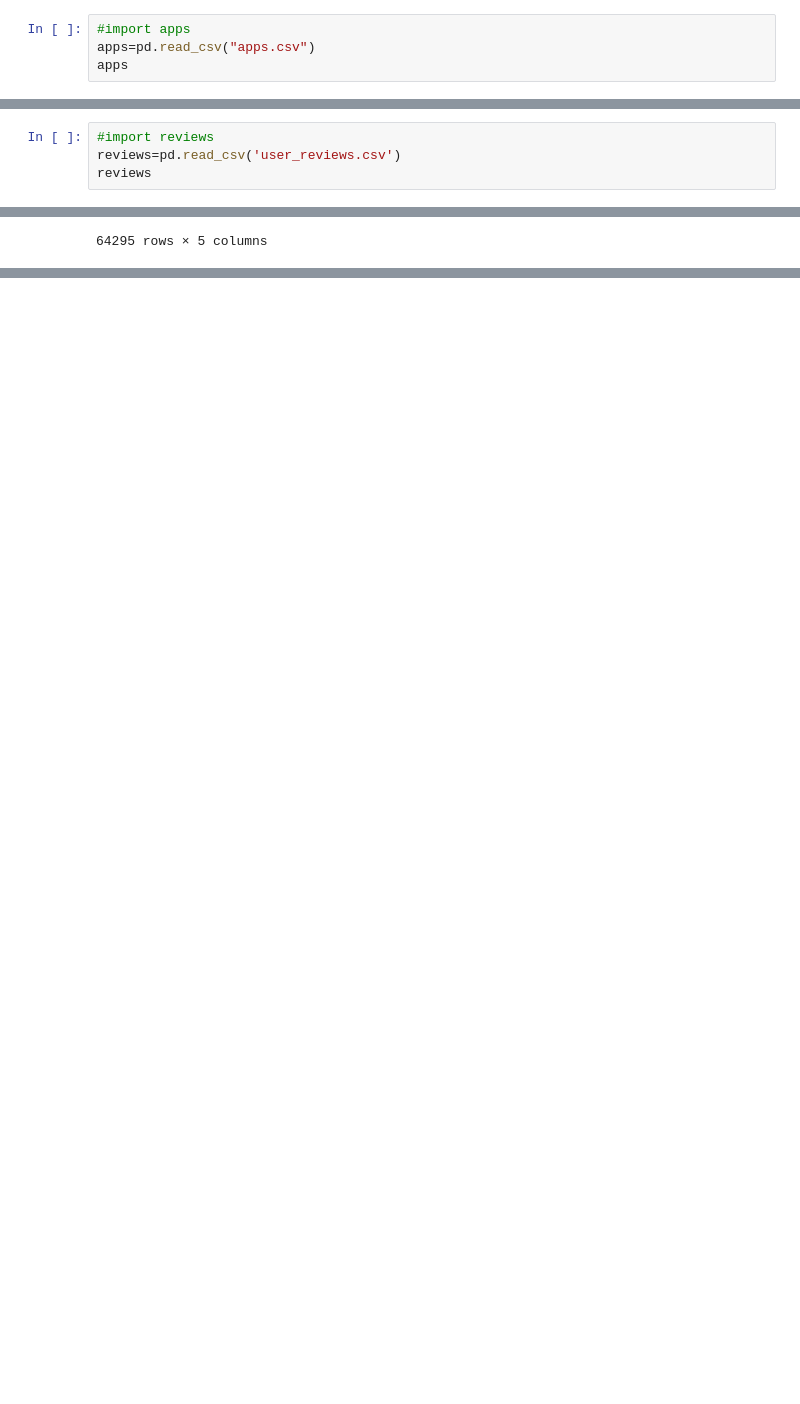
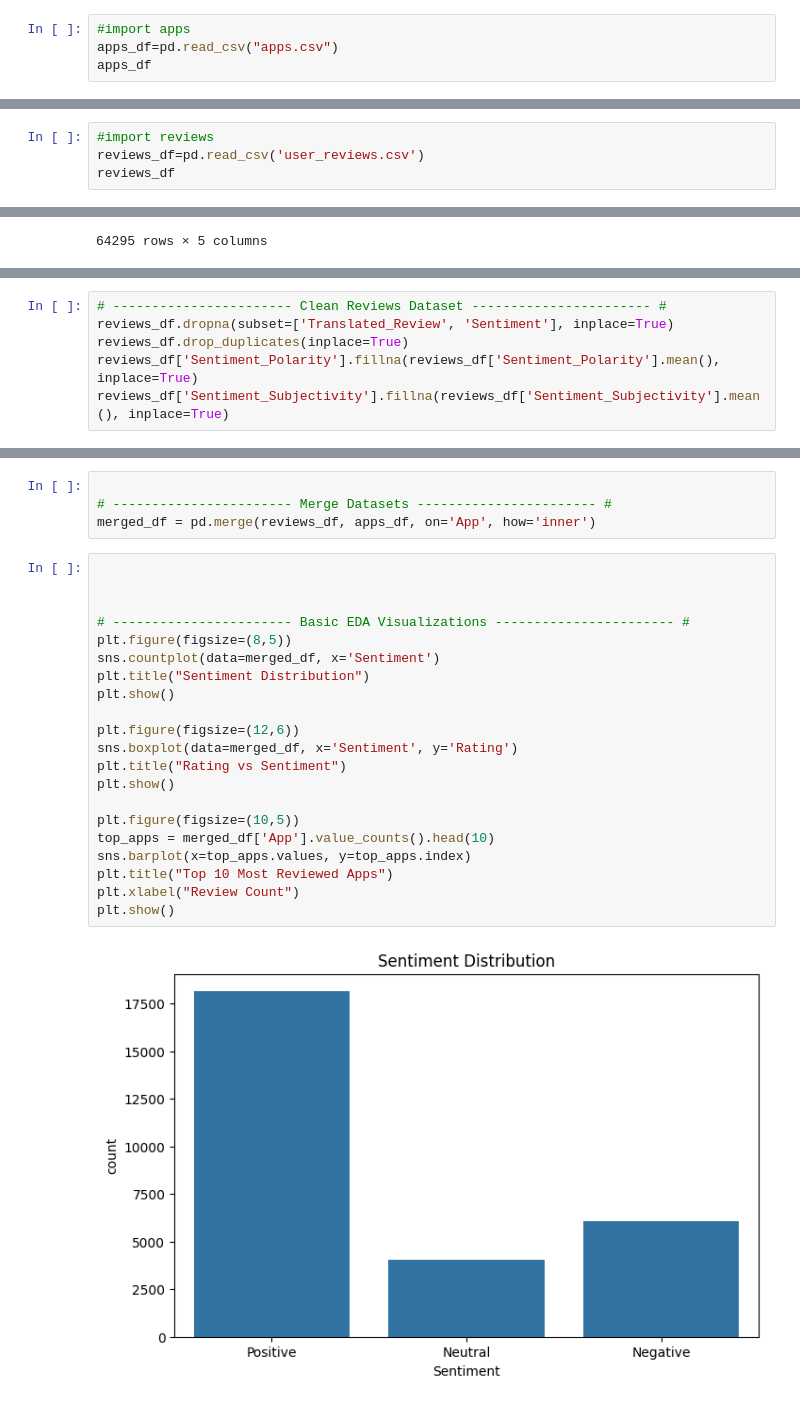
Before and after one commit to DEVang0876/Oasis, a Jupyter notebook: week2/Sentiment Analysis/PlayStore.ipynb, the cells around one changed output, grey strips where cells are left out. Saved outputs shown, nothing was run; the diff lists cells and outputs as text; blank space fills up the shorter version.

Commit message:
Implement feature X to enhance user experience and optimize performance

```diff
--- a/week2/Sentiment Analysis/PlayStore.ipynb
+++ b/week2/Sentiment Analysis/PlayStore.ipynb
@@ -15,8 +11,8 @@ from sklearn.svm import LinearSVC
 from sklearn.metrics import classification_report, confusion_matrix, accuracy_score
 # %%
 #import apps
-apps=pd.read_csv("apps.csv")
-apps
+apps_df=pd.read_csv("apps.csv")
+apps_df
 # %% [output]
 |  | Unnamed: 0 | App | Category | Rating | Reviews | Size | Installs | Type | Price | Content Rating | ... |
 | 0 | 0 | Photo Editor & Candy Camera & Gri... | ART_AND_DESIGN | 4.1 | 159 | 19M | 10,000+ | Free | 0 | Everyone | ... |
@@ -33,8 +29,8 @@ apps
 9659 rows × 14 columns
 # %%
 #import reviews
-reviews=pd.read_csv('user_reviews.csv')
-reviews
+reviews_df=pd.read_csv('user_reviews.csv')
+reviews_df
 # %% [output]
 |  | App | Translated_Review | Sentiment | Sentiment_Polarity | Sentiment_Subjectivity |
 | 0 | 10 Best Foods for You | I like eat delicious food. That's... | Positive | 1.00 | 0.533333 |
@@ -51,0 +75,6 @@ reviews
+# %%
+# ----------------------- Clean Reviews Dataset ----------------------- #
+reviews_df.dropna(subset=['Translated_Review', 'Sentiment'], inplace=True)
+reviews_df.drop_duplicates(inplace=True)
+reviews_df['Sentiment_Polarity'].fillna(reviews_df['Sentiment_Polarity'].mean(), inplace=True)
+reviews_df['Sentiment_Subjectivity'].fillna(reviews_df['Sentiment_Subjectivity'].mean(), inplace=True)
@@ -51,0 +94,27 @@ reviews
+# %%
+
+# ----------------------- Merge Datasets ----------------------- #
+merged_df = pd.merge(reviews_df, apps_df, on='App', how='inner')
+# %%
+
+
+
+# ----------------------- Basic EDA Visualizations ----------------------- #
+plt.figure(figsize=(8,5))
+sns.countplot(data=merged_df, x='Sentiment')
+plt.title("Sentiment Distribution")
+plt.show()
+
+plt.figure(figsize=(12,6))
+sns.boxplot(data=merged_df, x='Sentiment', y='Rating')
+plt.title("Rating vs Sentiment")
+plt.show()
+
+plt.figure(figsize=(10,5))
+top_apps = merged_df['App'].value_counts().head(10)
+sns.barplot(x=top_apps.values, y=top_apps.index)
+plt.title("Top 10 Most Reviewed Apps")
+plt.xlabel("Review Count")
+plt.show()
+# %% [output]
+[figure, added]
```
Also changed, not shown: parts of 9 cells of this notebook.
